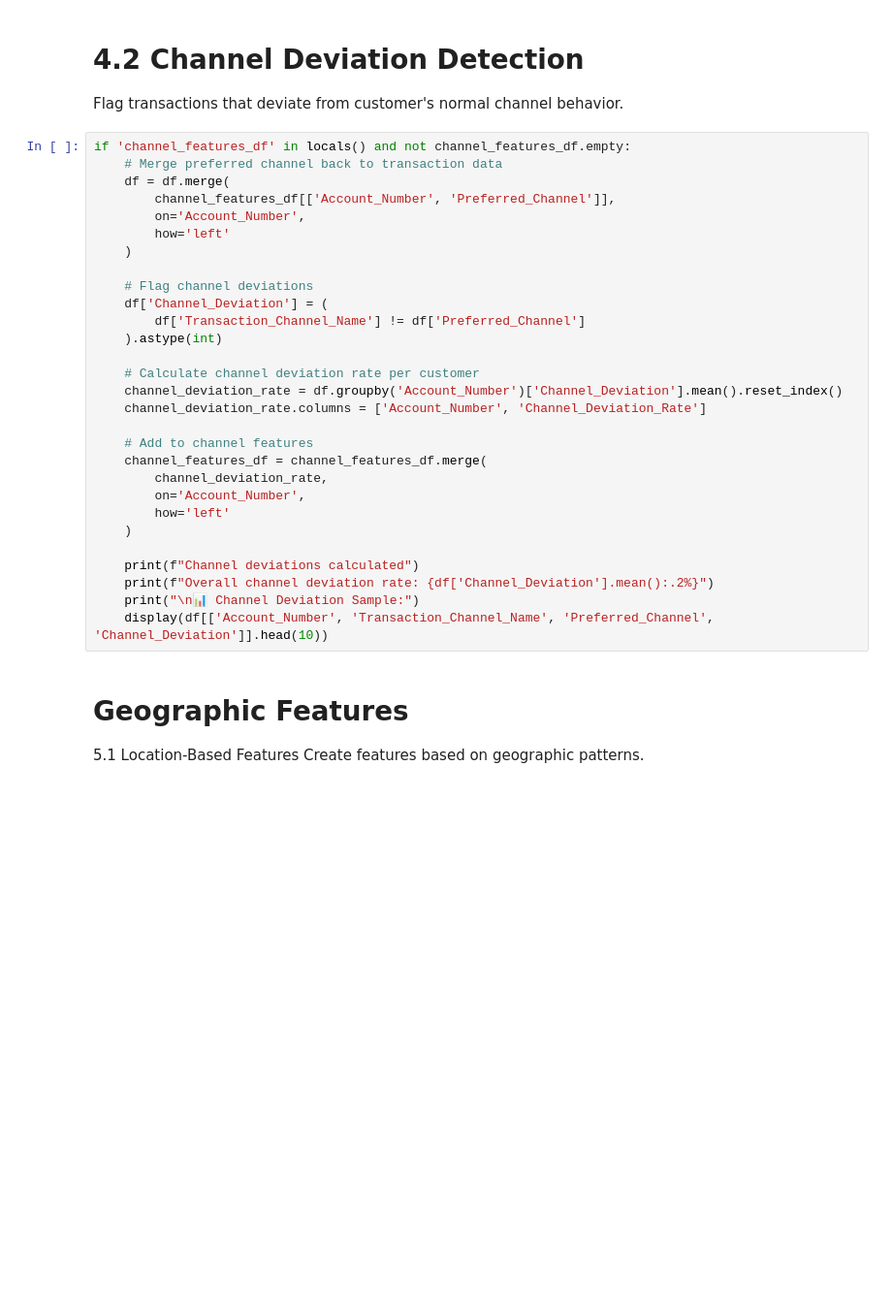
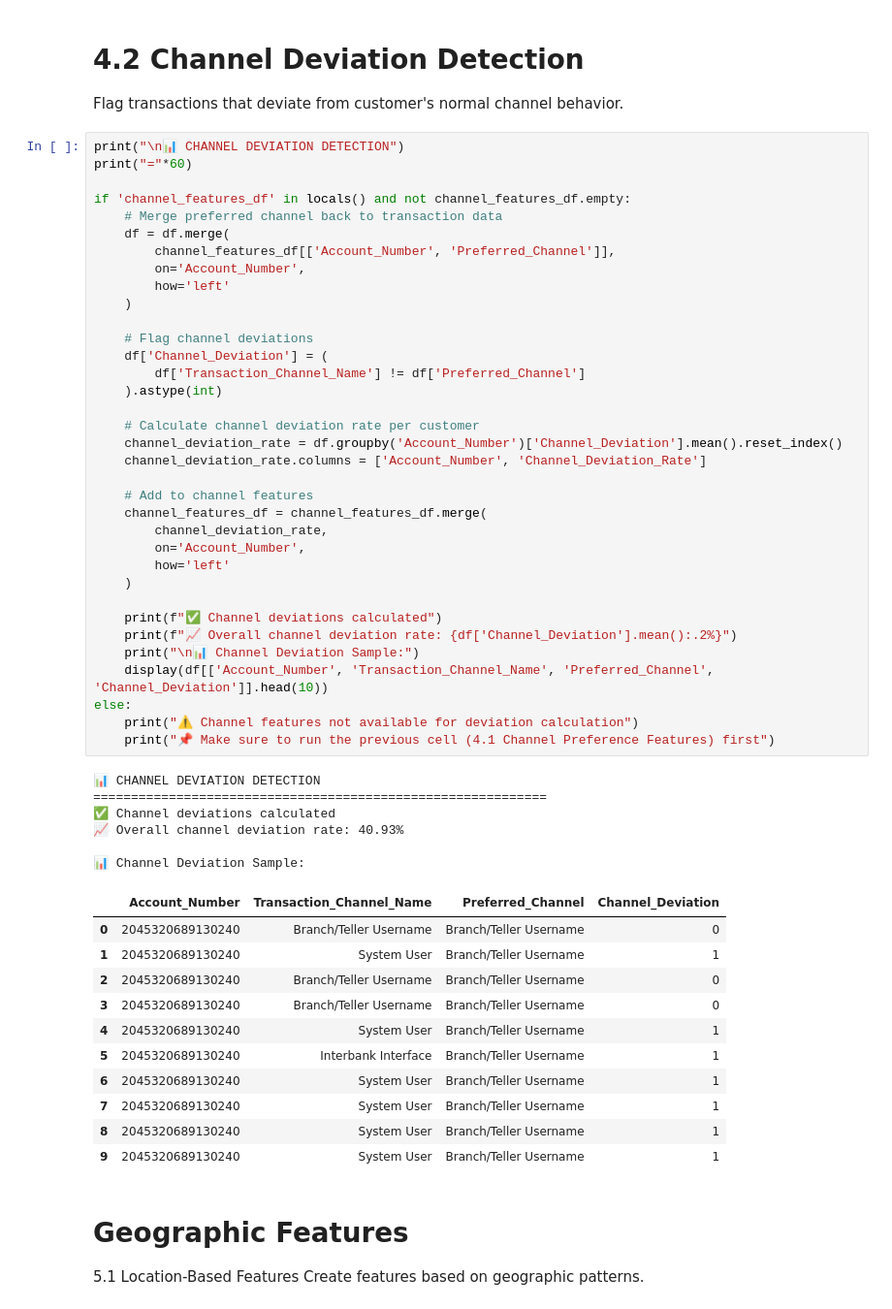
Before and after one commit to samhub25/transaction_analysis_project, a Jupyter notebook: notebooks/02_feature_engineering.ipynb, the cells around one changed output. Shown at 97% size. Cells and saved outputs as stored; diff of their text form; blank space fills up the shorter version.

```diff
--- a/notebooks/02_feature_engineering.ipynb
+++ b/notebooks/02_feature_engineering.ipynb
@@ -380,34 +380,58 @@ Created channel features for 3,230 customers
 # 4.2 Channel Deviation Detection
 Flag transactions that deviate from customer's normal channel behavior.
 # %%
+print("\n📊 CHANNEL DEVIATION DETECTION")
+print("="*60)
+
 if 'channel_features_df' in locals() and not channel_features_df.empty:
     # Merge preferred channel back to transaction data
     df = df.merge(
         channel_features_df[['Account_Number', 'Preferred_Channel']],
         on='Account_Number',
         how='left'
     )
 
     # Flag channel deviations
     df['Channel_Deviation'] = (
         df['Transaction_Channel_Name'] != df['Preferred_Channel']
     ).astype(int)
 
     # Calculate channel deviation rate per customer
     channel_deviation_rate = df.groupby('Account_Number')['Channel_Deviation'].mean().reset_index()
     channel_deviation_rate.columns = ['Account_Number', 'Channel_Deviation_Rate']
 
     # Add to channel features
     channel_features_df = channel_features_df.merge(
         channel_deviation_rate,
         on='Account_Number',
         how='left'
     )
 
-    print(f"Channel deviations calculated")
-    print(f"Overall channel deviation rate: {df['Channel_Deviation'].mean():.2%}")
+    print(f"✅ Channel deviations calculated")
+    print(f"📈 Overall channel deviation rate: {df['Channel_Deviation'].mean():.2%}")
     print("\n📊 Channel Deviation Sample:")
     display(df[['Account_Number', 'Transaction_Channel_Name', 'Preferred_Channel', 'Channel_Deviation']].head(10))
+else:
+    print("⚠️ Channel features not available for deviation calculation")
+    print("📌 Make sure to run the previous cell (4.1 Channel Preference Features) first")
+# %% [output]
+📊 CHANNEL DEVIATION DETECTION
+============================================================
+✅ Channel deviations calculated
+📈 Overall channel deviation rate: 40.93%
+
+📊 Channel Deviation Sample:
+|  | Account_Number | Transaction_Channel_Name | Preferred_Channel | Channel_Deviation |
+| 0 | 2045320689130240 | Branch/Teller Username | Branch/Teller Username | 0 |
+| 1 | 2045320689130240 | System User | Branch/Teller Username | 1 |
+| 2 | 2045320689130240 | Branch/Teller Username | Branch/Teller Username | 0 |
+| 3 | 2045320689130240 | Branch/Teller Username | Branch/Teller Username | 0 |
+| 4 | 2045320689130240 | System User | Branch/Teller Username | 1 |
+| 5 | 2045320689130240 | Interbank Interface | Branch/Teller Username | 1 |
+| 6 | 2045320689130240 | System User | Branch/Teller Username | 1 |
+| 7 | 2045320689130240 | System User | Branch/Teller Username | 1 |
+| 8 | 2045320689130240 | System User | Branch/Teller Username | 1 |
+| 9 | 2045320689130240 | System User | Branch/Teller Username | 1 |
 # %% [markdown]
 # Geographic Features
 5.1 Location-Based Features
```
Also changed, not shown: 6 other files.
